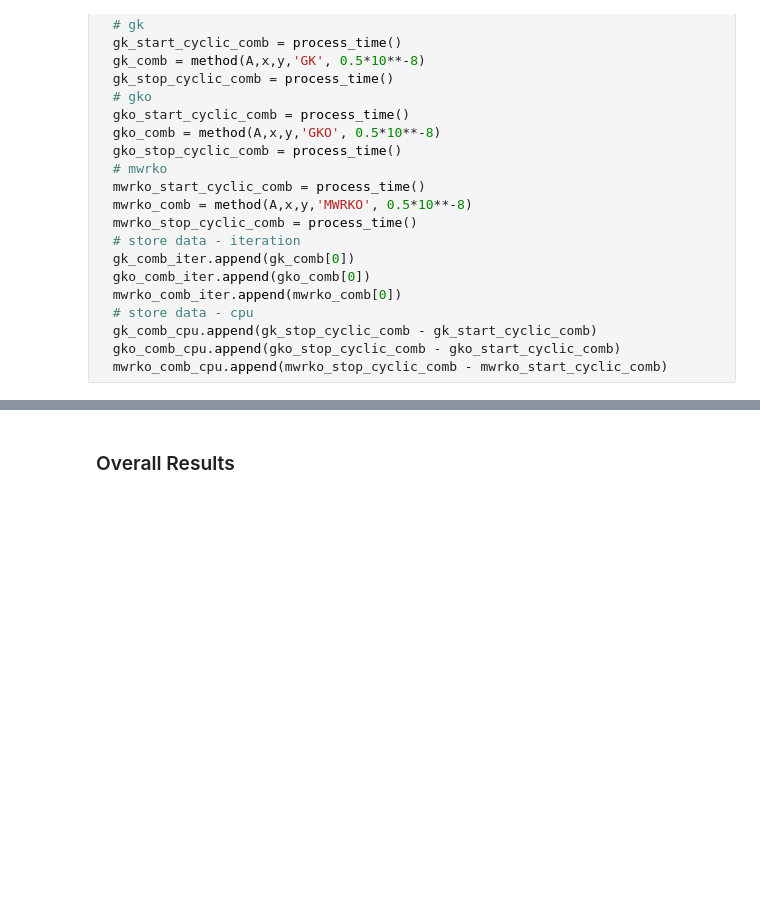
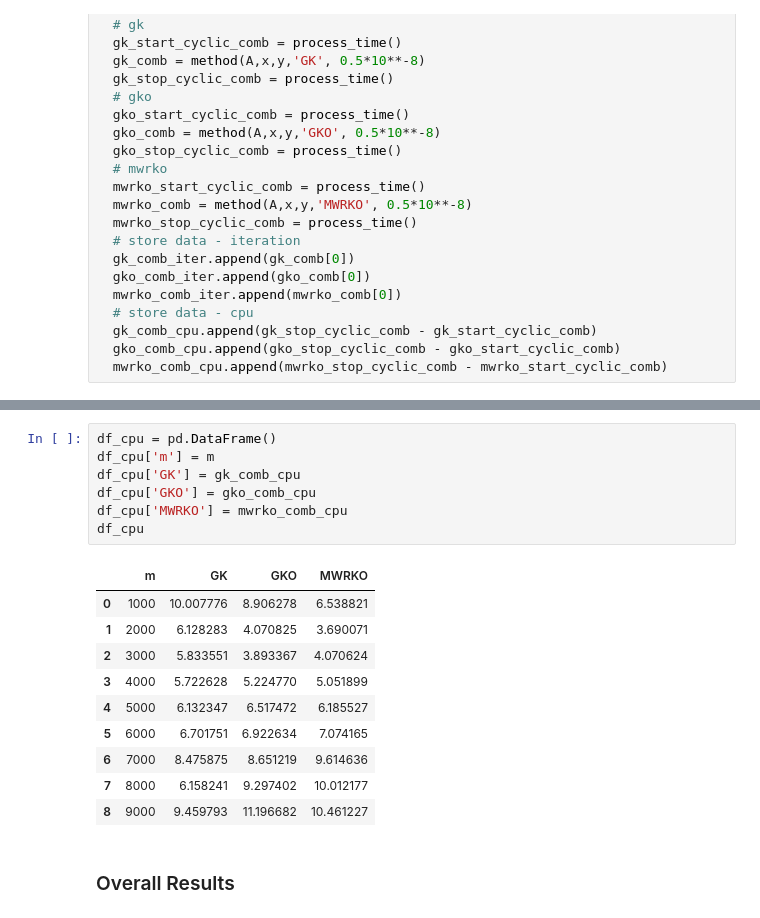
Before and after one commit to emicervantes/gko-23, a Jupyter notebook: scripts/synthetic-exp/synthetic-exp2.ipynb, the cells around one changed output, grey strips where cells are left out. Saved outputs shown, nothing was run; the diff lists cells and outputs as text; blank space fills up the shorter version.

```diff
--- a/scripts/synthetic-exp/synthetic-exp2.ipynb
+++ b/scripts/synthetic-exp/synthetic-exp2.ipynb
@@ -225,3 +284,21 @@ plt.savefig('../../outputs/synthetic-exp/sizes-test/cpu/size-comb-cpu.png')
+# %%
+df_cpu = pd.DataFrame()
+df_cpu['m'] = m
+df_cpu['GK'] = gk_comb_cpu
+df_cpu['GKO'] = gko_comb_cpu
+df_cpu['MWRKO'] = mwrko_comb_cpu
+df_cpu
+# %% [output]
+|  | m | GK | GKO | MWRKO |
+| 0 | 1000 | 10.007776 | 8.906278 | 6.538821 |
+| 1 | 2000 | 6.128283 | 4.070825 | 3.690071 |
+| 2 | 3000 | 5.833551 | 3.893367 | 4.070624 |
+| 3 | 4000 | 5.722628 | 5.224770 | 5.051899 |
+| 4 | 5000 | 6.132347 | 6.517472 | 6.185527 |
+| 5 | 6000 | 6.701751 | 6.922634 | 7.074165 |
+| 6 | 7000 | 8.475875 | 8.651219 | 9.614636 |
+| 7 | 8000 | 6.158241 | 9.297402 | 10.012177 |
+| 8 | 9000 | 9.459793 | 11.196682 | 10.461227 |
 # %% [markdown]
 ### Overall Results
 # %%
```
Also changed, not shown: parts of 13 cells of this notebook, 11 other files.
